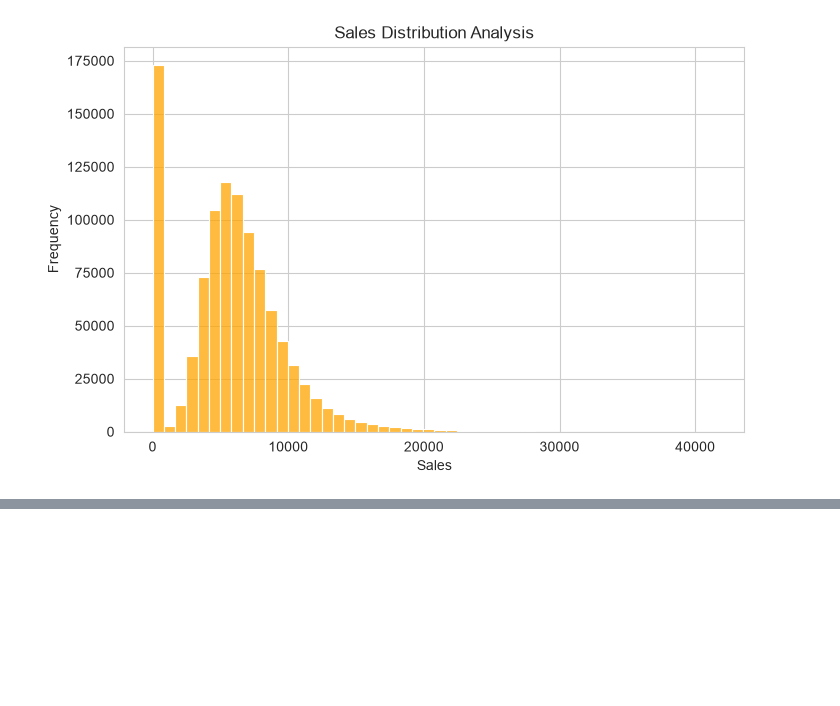
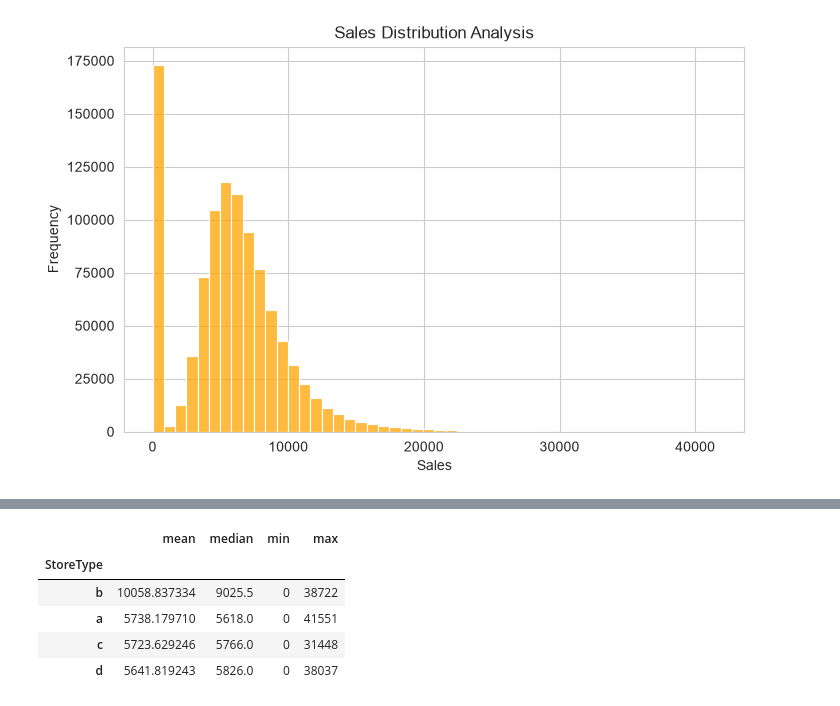
Before and after one commit to MirzaRafi900/Retail-Sales-Forecasting-Research, a Jupyter notebook: Notebooks/01_EDA.ipynb, the cells around one changed output, grey strips where cells are left out. Saved outputs shown, nothing was run; the diff lists cells and outputs as text; code cells hidden in the pictures; blank space fills up the shorter version.

```diff
--- a/Notebooks/01_EDA.ipynb
+++ b/Notebooks/01_EDA.ipynb
@@ -146,0 +207,14 @@ plt.show()
+# %%
+df.groupby("StoreType")["Sales"].agg(
+    ["mean","median","min","max"]
+).sort_values(
+    by="mean",
+    ascending=False
+)
+# %% [output]
+|  | mean | median | min | max |
+| StoreType |  |  |  |  |
+| b | 10058.837334 | 9025.5 | 0 | 38722 |
+| a | 5738.179710 | 5618.0 | 0 | 41551 |
+| c | 5723.629246 | 5766.0 | 0 | 31448 |
+| d | 5641.819243 | 5826.0 | 0 | 38037 |
```
Also changed, not shown: parts of 6 cells of this notebook, 2 other files.
